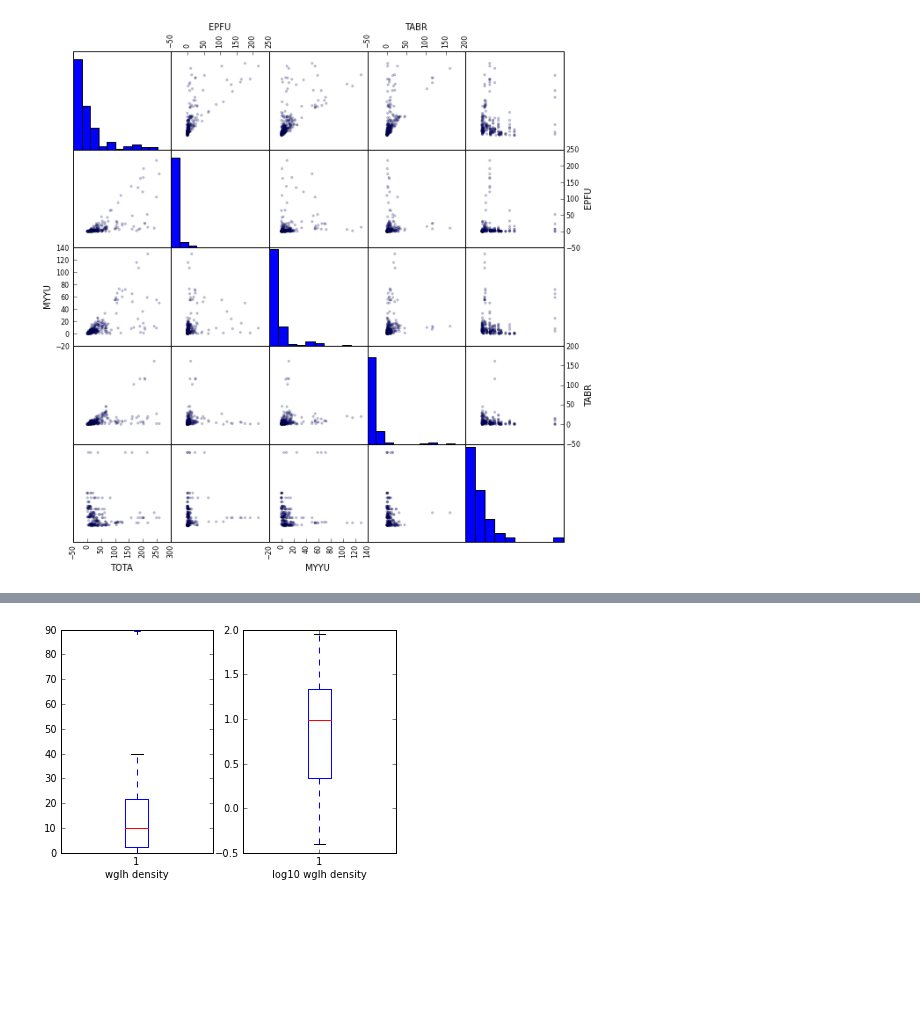
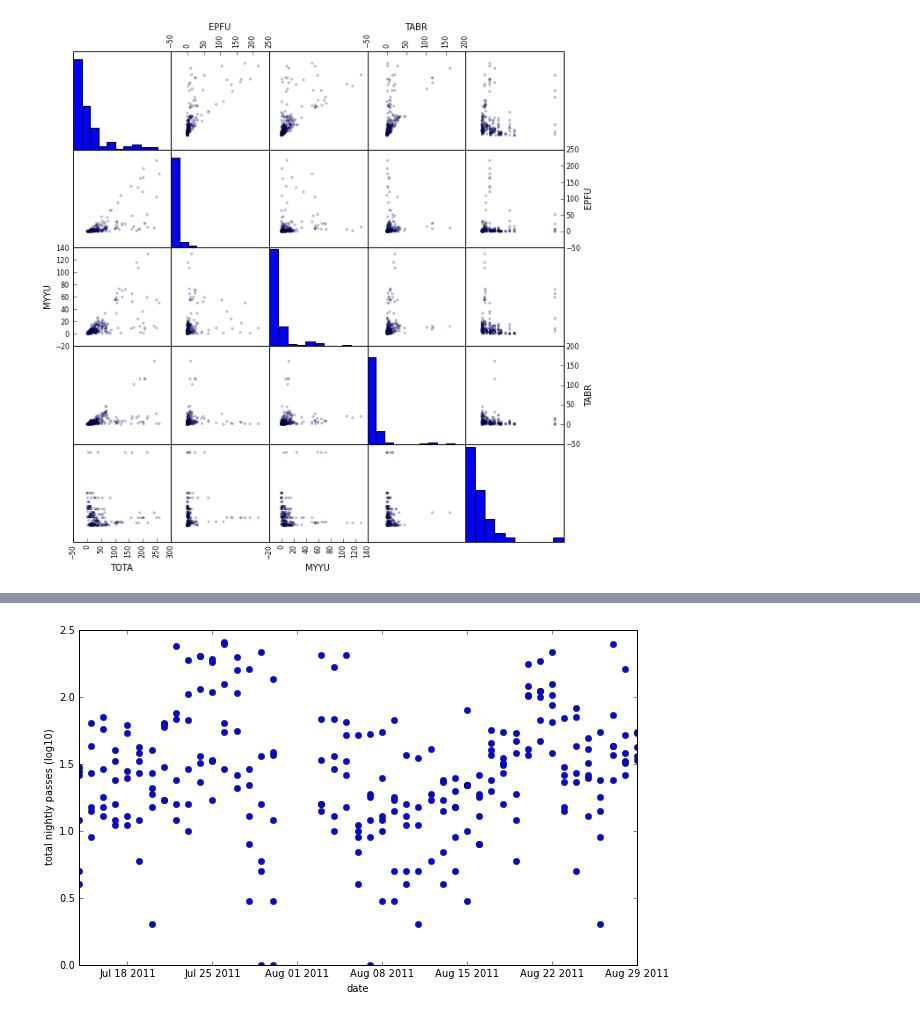
Before and after one commit to cellardoor428/batvine, a Jupyter notebook: src/2011_data_explore.ipynb, the cells around one changed output, grey strips where cells are left out. Drawn from its saved outputs; the diff is of its cells as text; code cells hidden in the pictures; blank space fills up the shorter version.

```diff
--- a/src/2011_data_explore.ipynb
+++ b/src/2011_data_explore.ipynb
@@ -106,14 +156,25 @@ fig.savefig('../results/activity_v_wglh_scatter.png')
+# %%
+# Loop through the date column and convert the dates to datetime objects
+# Setup an empty list to hold the datetime dates
+dt_date = []
+
+# Loop through the date column, separate year, month, and day, then define as a datetime object
+for i in table['date']:
+    tdate = str(i)
+    tyear = int(tdate[:4])
+    tmonth = int(tdate[4:6])
+    tday = int(tdate[6:])
+    dt_date.append(datetime.datetime(tyear, tmonth, tday))
 # %%
-# Make a boxplot of the wglh densities
+# Plot the total activity
+fig, ax1 = plt.subplots(1, 1)
+ax1.plot_date(dt_date, np.log10(TOTA))
 
-fig, (ax1, ax2) = plt.subplots(1,2)
-ax1.boxplot(wglh)
-ax2.boxplot(np.log10(wglh))
+ax1.set_xlabel('date')
+ax1.set_ylabel('total nightly passes (log10)')
 
-ax1.set_xlabel('wglh density')
-ax2.set_xlabel('log10 wglh density')
+fig.set_size_inches(10,6)
 
-# Save the figure
-fig.savefig('../results/wglh_boxplot.png')
+fig.savefig('../results/2011_activity_date.png')
 # %% [output]
-[figure, old version]
+[figure, new version]
```
Also changed, not shown: parts of 5 cells of this notebook, 54 other files.
